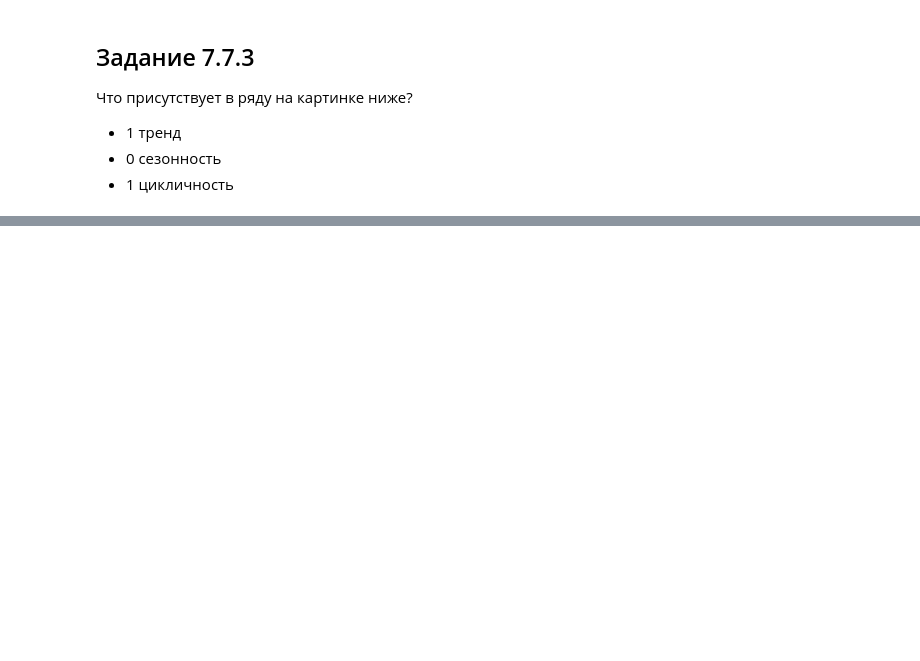
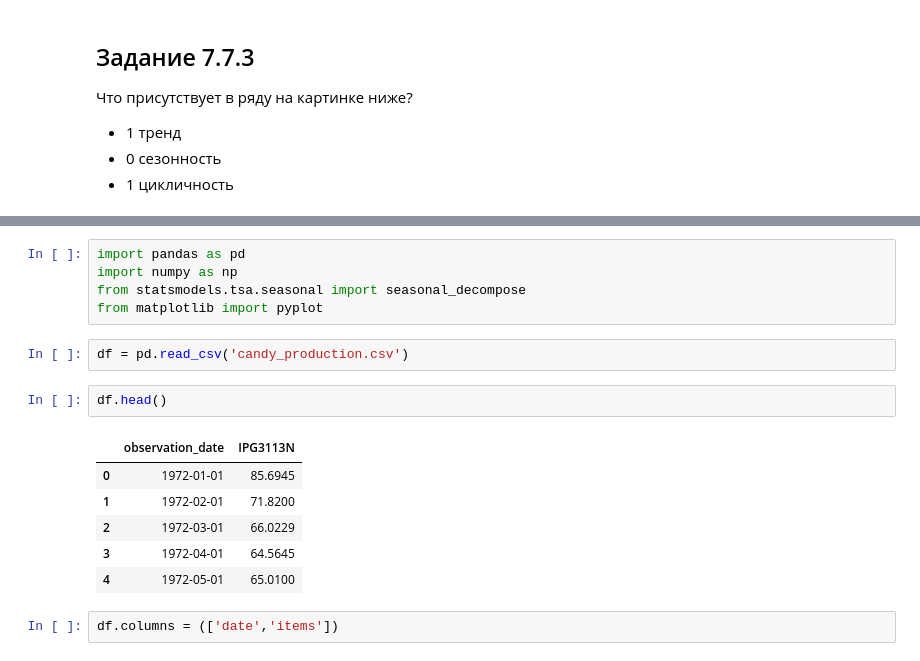
Before and after one commit to IvanRumyantsev/Skillfactory_DST_10, a Jupyter notebook: Юнит 7. Machine Learning в продакшн/MATH&STAT-7. Временные ряды/MATH&STAT-7. Временные ряды.ipynb, the cells around one changed output, grey strips where cells are left out. Cells and saved outputs as stored; diff of their text form; blank space fills up the shorter version.

```diff
--- a/Юнит 7. Machine Learning в продакшн/MATH&STAT-7. Временные ряды/MATH&STAT-7. Временные ряды.ipynb
+++ b/Юнит 7. Machine Learning в продакшн/MATH&STAT-7. Временные ряды/MATH&STAT-7. Временные ряды.ipynb
@@ -630,0 +658,18 @@ SMA_4.iloc[119]
+# %%
+import pandas as pd
+import numpy as np
+from statsmodels.tsa.seasonal import seasonal_decompose
+from matplotlib import pyplot
+# %%
+df = pd.read_csv('candy_production.csv')
+# %%
+df.head()
+# %% [output]
+|  | observation_date | IPG3113N |
+| 0 | 1972-01-01 | 85.6945 |
+| 1 | 1972-02-01 | 71.8200 |
+| 2 | 1972-03-01 | 66.0229 |
+| 3 | 1972-04-01 | 64.5645 |
+| 4 | 1972-05-01 | 65.0100 |
+# %%
+df.columns = (['date','items'])
```
Also changed, not shown: parts of 41 cells of this notebook, 8 other files.
